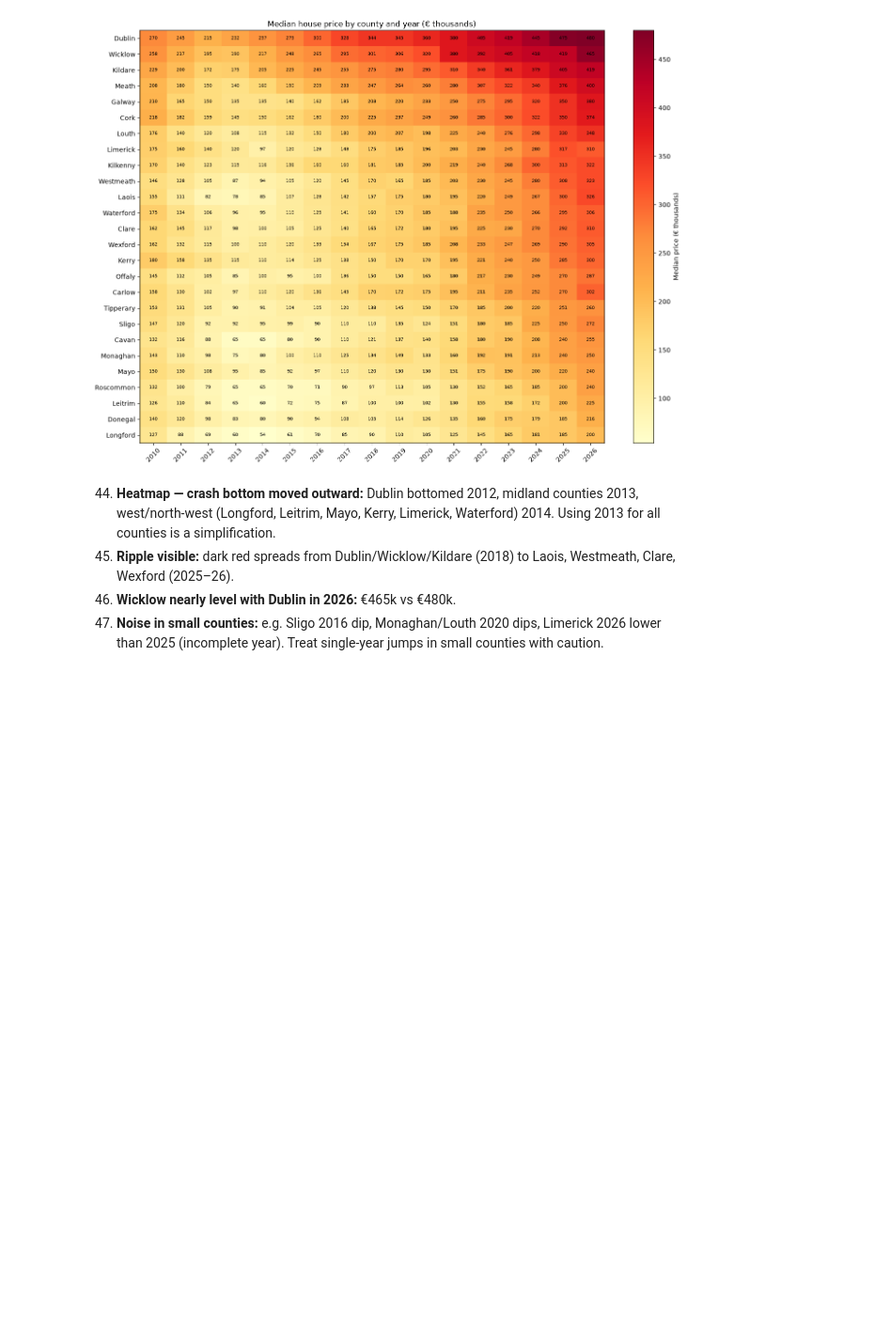
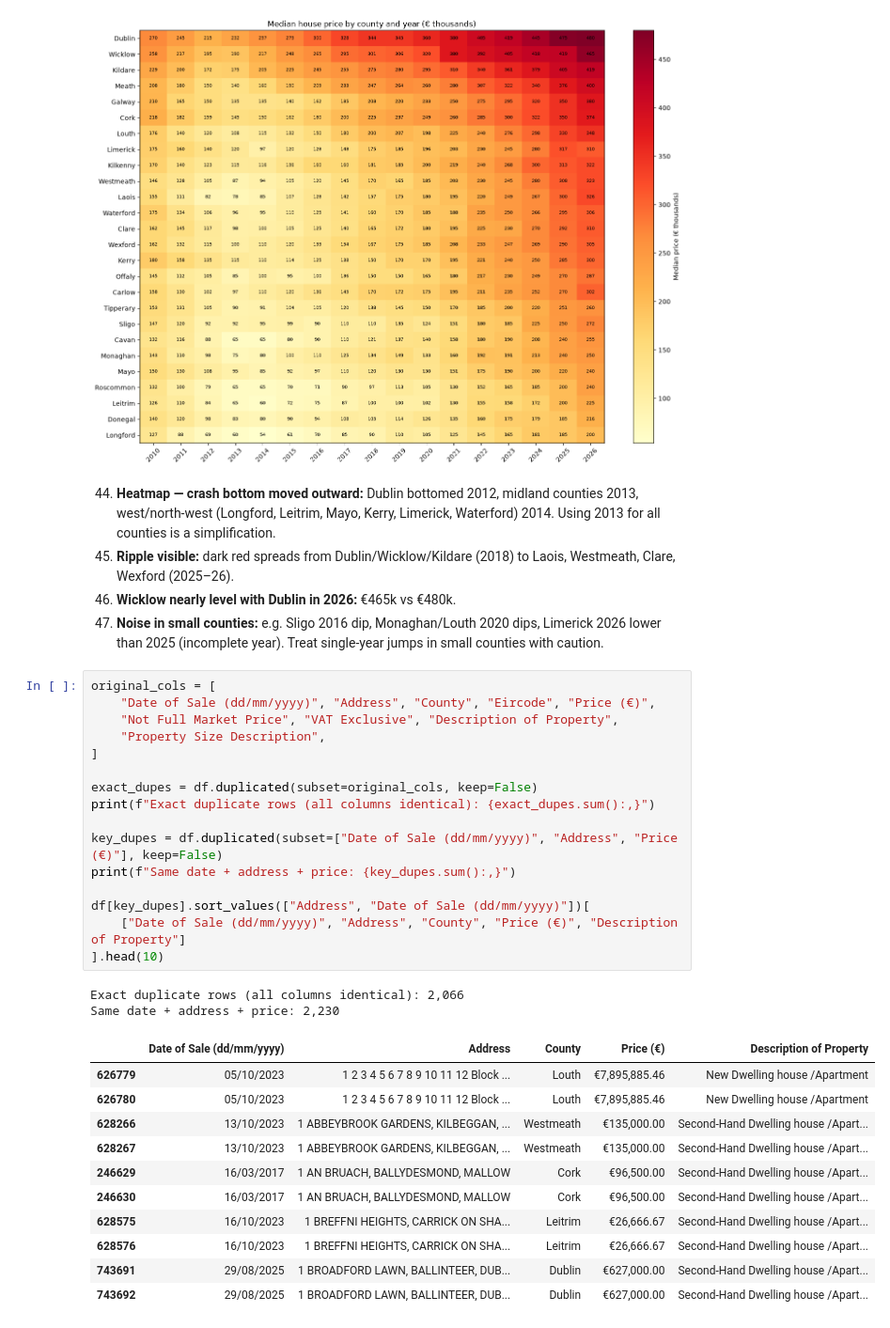
Before and after one commit to Vityarubbasiri/irish-housing-agent, a Jupyter notebook: notebooks/01_explore_ppr.ipynb, the cells around one changed output. Shown at 94% size. Saved outputs shown, nothing was run; the diff lists cells and outputs as text; blank space fills up the shorter version.

Commit message:
Add duplicate and VAT analysis, exploration complete

```diff
--- a/notebooks/01_explore_ppr.ipynb
+++ b/notebooks/01_explore_ppr.ipynb
@@ -400,3 +396,33 @@ Longford        60,000      185,000       208
 45. **Ripple visible:** dark red spreads from Dublin/Wicklow/Kildare (2018) to Laois, Westmeath, Clare, Wexford (2025–26).
 46. **Wicklow nearly level with Dublin in 2026:** €465k vs €480k.
 47. **Noise in small counties:** e.g. Sligo 2016 dip, Monaghan/Louth 2020 dips, Limerick 2026 lower than 2025 (incomplete year). Treat single-year jumps in small counties with caution.
+# %%
+original_cols = [
+    "Date of Sale (dd/mm/yyyy)", "Address", "County", "Eircode", "Price (€)",
+    "Not Full Market Price", "VAT Exclusive", "Description of Property",
+    "Property Size Description",
+]
+
+exact_dupes = df.duplicated(subset=original_cols, keep=False)
+print(f"Exact duplicate rows (all columns identical): {exact_dupes.sum():,}")
+
+key_dupes = df.duplicated(subset=["Date of Sale (dd/mm/yyyy)", "Address", "Price (€)"], keep=False)
+print(f"Same date + address + price: {key_dupes.sum():,}")
+
+df[key_dupes].sort_values(["Address", "Date of Sale (dd/mm/yyyy)"])[
+    ["Date of Sale (dd/mm/yyyy)", "Address", "County", "Price (€)", "Description of Property"]
+].head(10)
+# %% [output]
+Exact duplicate rows (all columns identical): 2,066
+Same date + address + price: 2,230
+|  | Date of Sale (dd/mm/yyyy) | Address | County | Price (€) | Description of Property |
+| 626779 | 05/10/2023 | 1 2 3 4 5 6 7 8 9 10 11 12 Block ... | Louth | €7,895,885.46 | New Dwelling house /Apartment |
+| 626780 | 05/10/2023 | 1 2 3 4 5 6 7 8 9 10 11 12 Block ... | Louth | €7,895,885.46 | New Dwelling house /Apartment |
+| 628266 | 13/10/2023 | 1 ABBEYBROOK GARDENS, KILBEGGAN, ... | Westmeath | €135,000.00 | Second-Hand Dwelling house /Apart... |
+| 628267 | 13/10/2023 | 1 ABBEYBROOK GARDENS, KILBEGGAN, ... | Westmeath | €135,000.00 | Second-Hand Dwelling house /Apart... |
+| 246629 | 16/03/2017 | 1 AN BRUACH, BALLYDESMOND, MALLOW | Cork | €96,500.00 | Second-Hand Dwelling house /Apart... |
+| 246630 | 16/03/2017 | 1 AN BRUACH, BALLYDESMOND, MALLOW | Cork | €96,500.00 | Second-Hand Dwelling house /Apart... |
+| 628575 | 16/10/2023 | 1 BREFFNI HEIGHTS, CARRICK ON SHA... | Leitrim | €26,666.67 | Second-Hand Dwelling house /Apart... |
+| 628576 | 16/10/2023 | 1 BREFFNI HEIGHTS, CARRICK ON SHA... | Leitrim | €26,666.67 | Second-Hand Dwelling house /Apart... |
+| 743691 | 29/08/2025 | 1 BROADFORD LAWN, BALLINTEER, DUB... | Dublin | €627,000.00 | Second-Hand Dwelling house /Apart... |
+| 743692 | 29/08/2025 | 1 BROADFORD LAWN, BALLINTEER, DUB... | Dublin | €627,000.00 | Second-Hand Dwelling house /Apart... |
```
Also changed, not shown: parts of 15 cells of this notebook.
